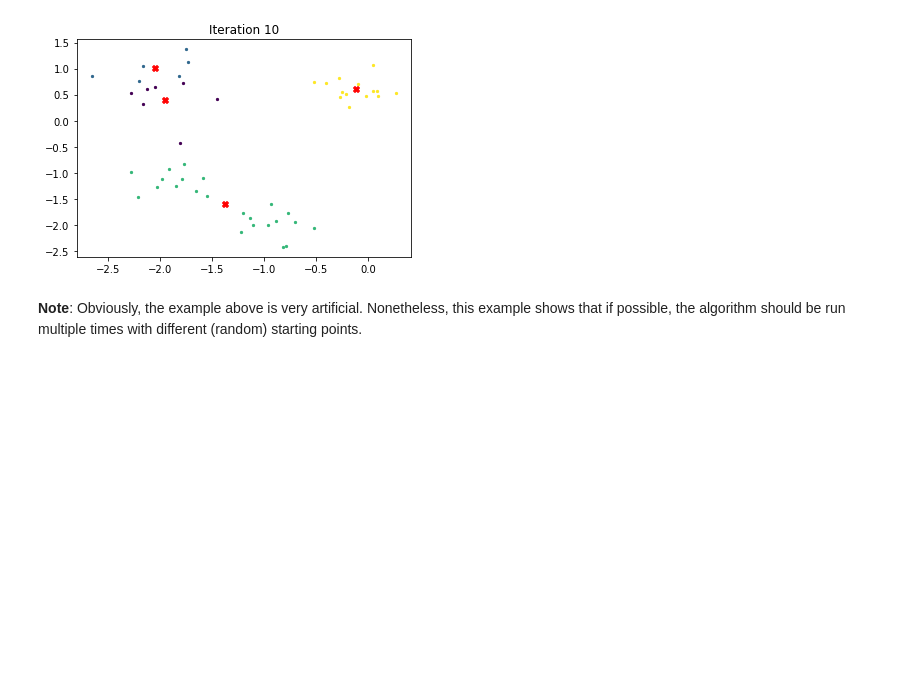
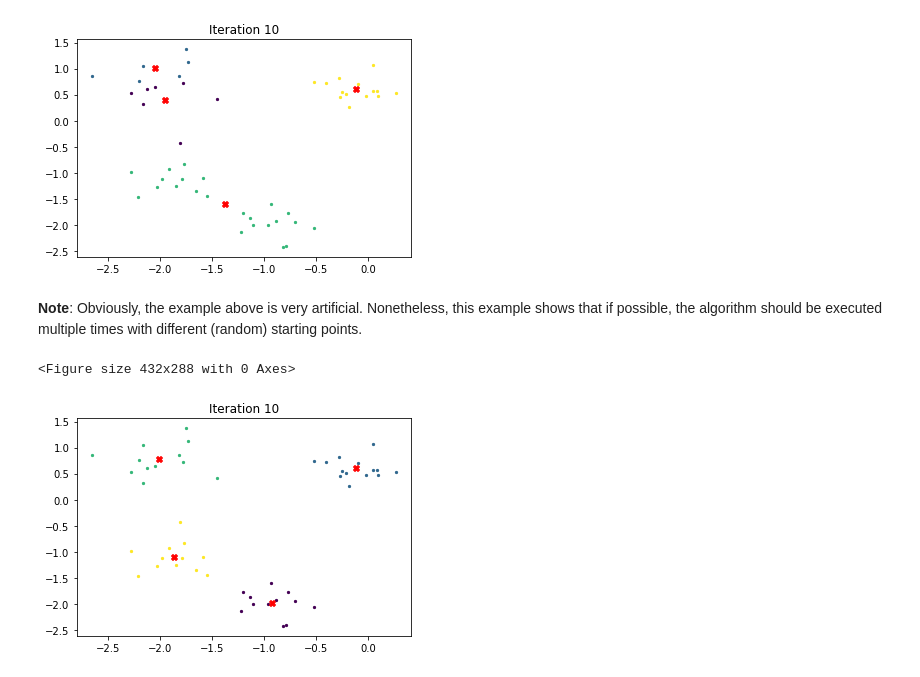
Before and after one commit to cglanzer/simulations-for-mathematics-of-machine-learning, a Jupyter notebook: k-means-lloyd.ipynb, the cells around one changed output. Cells and saved outputs as stored; diff of their text form; code cells hidden in the pictures; blank space fills up the shorter version.

Commit message:
Update: Added additional code to the k-means Jupyter notebook.

```diff
--- a/k-means-lloyd.ipynb
+++ b/k-means-lloyd.ipynb
@@ -132,4 +130,11 @@ ret = k_means_lloyd(X, K, centers=fixed_starting_points, num_iter=10)
 <Figure size 432x288 with 0 Axes>
 [figure]
 # %% [markdown]
-**Note**: Obviously, the example above is very artificial. Nonetheless, this example shows that if possible, the algorithm should be run multiple times with different (random) starting points.
+**Note**: Obviously, the example above is very artificial. Nonetheless, this example shows that if possible, the algorithm should be executed multiple times with different (random) starting points.
+# %%
+# Running the algorithm once more, this time with random starting points.
+random.seed(25)
+ret = k_means_lloyd(X, K, num_iter=10)
+# %% [output]
+<Figure size 432x288 with 0 Axes>
+[figure, added]
```
Also changed, not shown: parts of 5 cells of this notebook.
